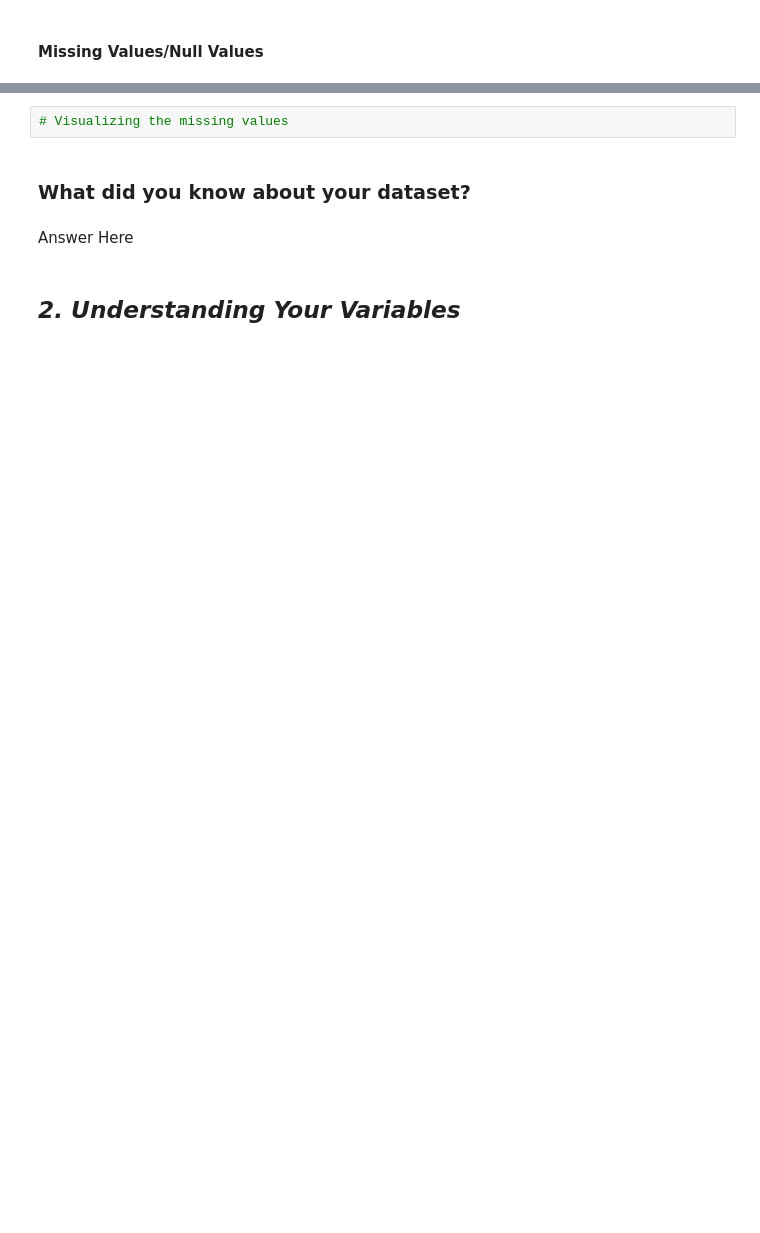
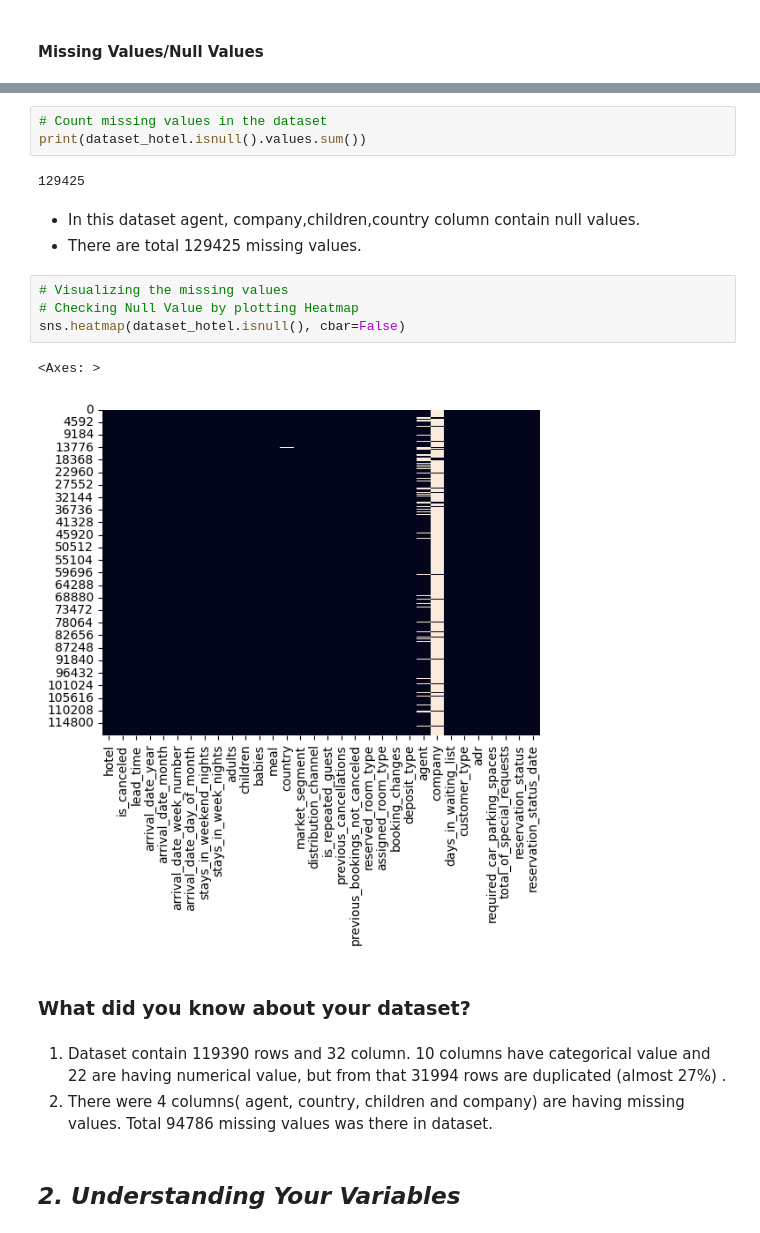
Before and after one commit to priyarane879/Hotel-Booking-Analysis, a Jupyter notebook: Priya_Naik_Hotel_Booking_Analysis_EDA_project.ipynb, the cells around one changed output, grey strips where cells are left out. Saved outputs shown, nothing was run; the diff lists cells and outputs as text; blank space fills up the shorter version.

```diff
--- a/Priya_Naik_Hotel_Booking_Analysis_EDA_project.ipynb
+++ b/Priya_Naik_Hotel_Booking_Analysis_EDA_project.ipynb
@@ -120,9 +197,23 @@ dataset_hotel = pd.read_csv('/content/drive/MyDrive/Almabetter/Project/Eda/Hotel
+# %%
+# Count missing values in the dataset
+print(dataset_hotel.isnull().values.sum())
+# %% [output]
+129425
+# %% [markdown]
+*   In this dataset agent, company,children,country column contain null values.
+*   There are total 129425 missing values.
 # %%
 # Visualizing the missing values
+# Checking Null Value by plotting Heatmap
+sns.heatmap(dataset_hotel.isnull(), cbar=False)
+# %% [output]
+<Axes: >
+[figure, added]
 # %% [markdown]
 ### What did you know about your dataset?
-# %% [markdown]
-Answer Here
+# %% [markdown]
+1. Dataset contain 119390 rows and 32 column. 10 columns have categorical value and 22 are having numerical value, but from that 31994 rows are duplicated  (almost 27%) .
+2. There were 4 columns( agent, country, children and company) are having missing values. Total 94786 missing values was there in dataset.
 # %% [markdown]
 ## ***2. Understanding Your Variables***
 # %%
```
Also changed, not shown: parts of 18 cells of this notebook.
